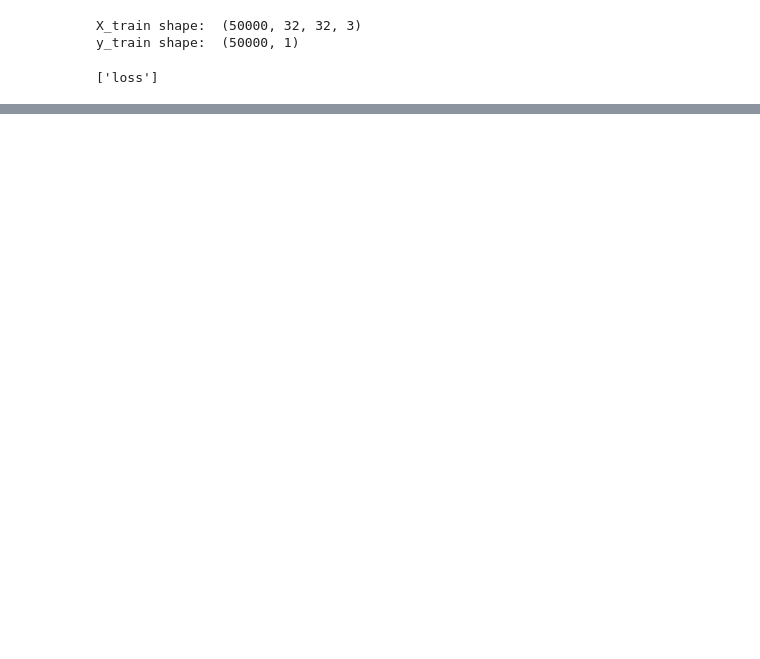
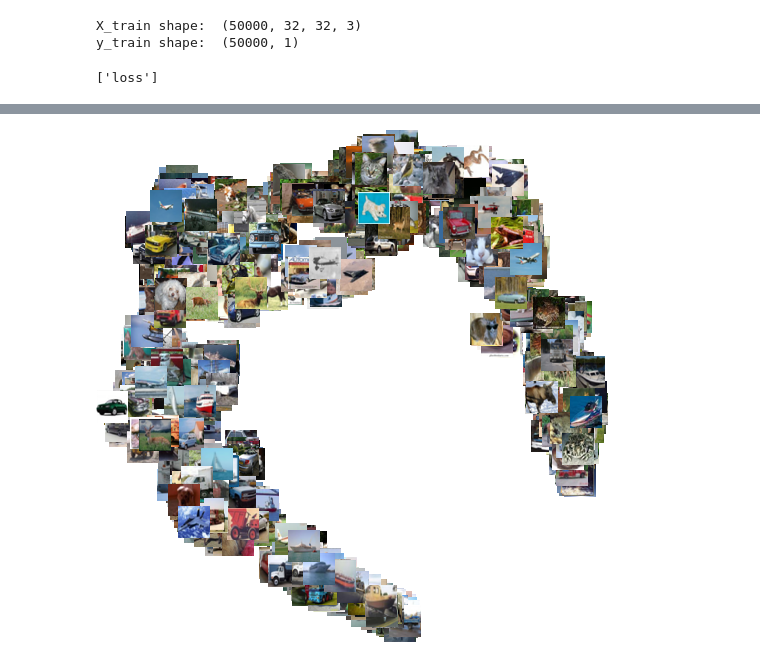
Before and after one commit to asterisk37n/deep-learning, a Jupyter notebook: triplet-loss/Tripletloss_CIFAR-10.ipynb, the cells around one changed output, grey strips where cells are left out. Cells and saved outputs as stored; diff of their text form; code cells hidden in the pictures; blank space fills up the shorter version.

```diff
--- a/triplet-loss/Tripletloss_CIFAR-10.ipynb
+++ b/triplet-loss/Tripletloss_CIFAR-10.ipynb
@@ -374,0 +379,4 @@ plt.show()
+# %%
+IPython.display.Image(filename='img/001-6.316.png')
+# %% [output]
+[figure, added]
```
Also changed, not shown: parts of 12 cells of this notebook.
